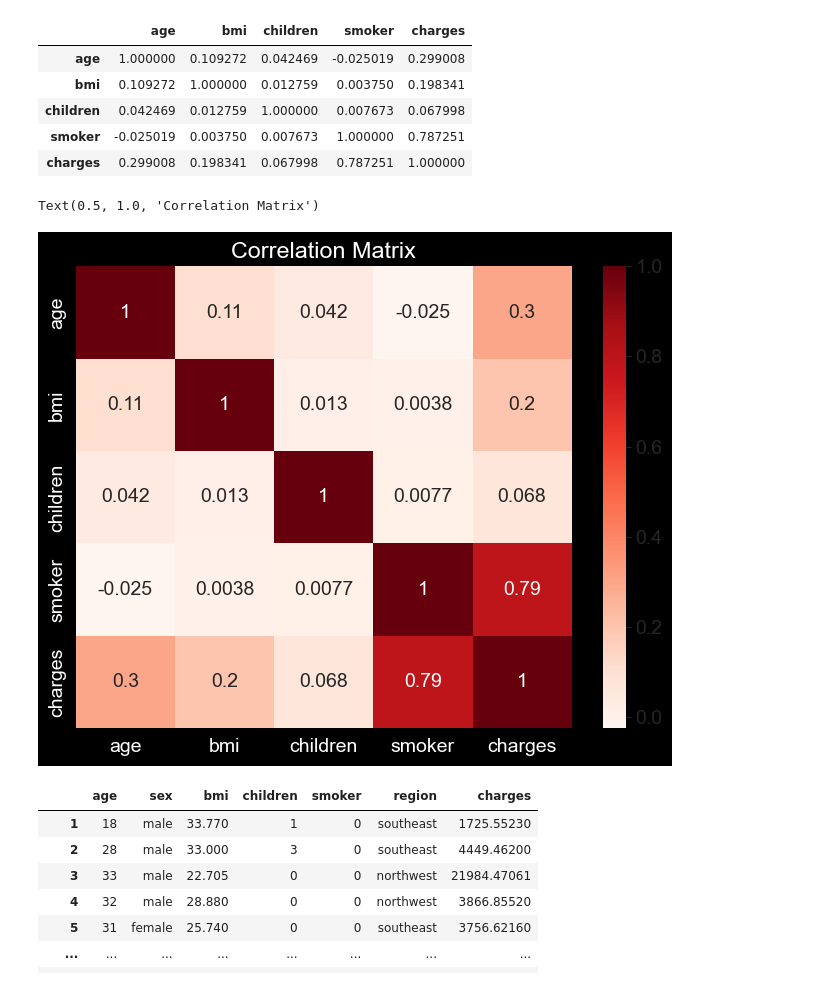
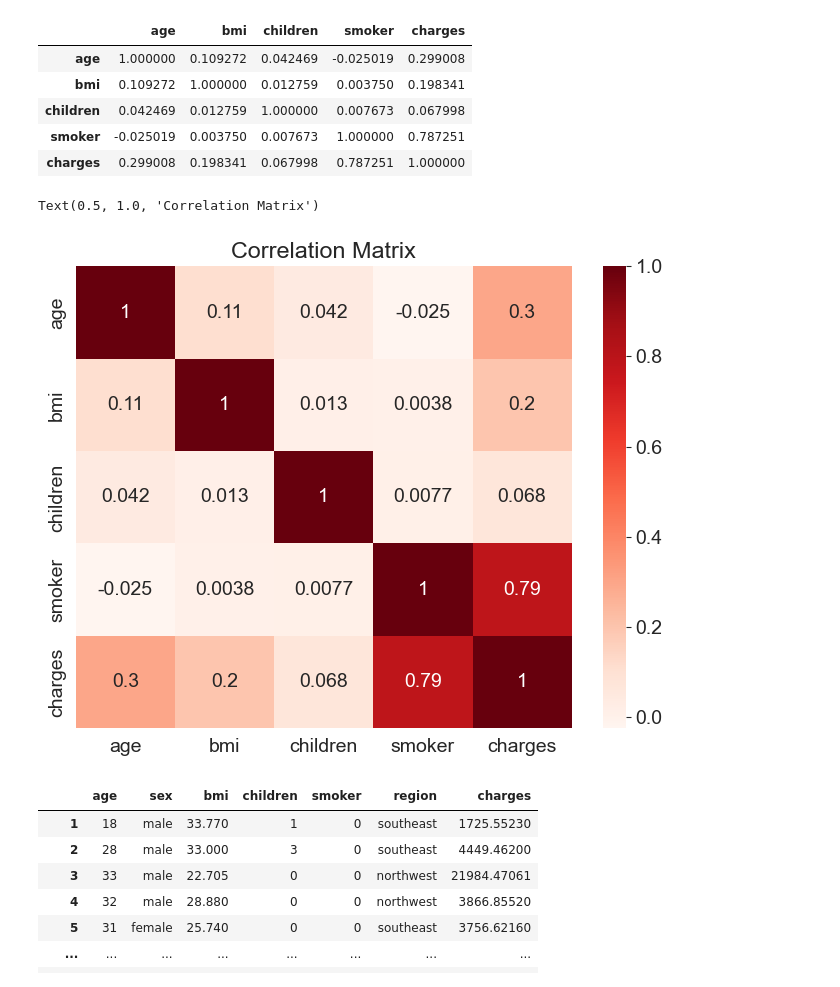
Before and after one commit to Anooj29/GEN1_AI, a Jupyter notebook: Pre-Projects/Medical.ipynb, the cells around one changed output. Cells and saved outputs as stored; diff of their text form; code cells hidden in the pictures.

Commit message:
set.style(whitegrid)

```diff
--- a/Pre-Projects/Medical.ipynb
+++ b/Pre-Projects/Medical.ipynb
@@ -218,12 +218,10 @@ df_numeric.corr()
 # %%
 mlt.figure(figsize=(8, 6))
 ax = sb.heatmap(df_numeric.corr(), cmap='Reds', annot=True)
-ax.tick_params(axis='x', colors='white')
-ax.tick_params(axis='y', colors='white')
-mlt.title('Correlation Matrix', color = 'white')
+mlt.title('Correlation Matrix')
 # %% [output]
 Text(0.5, 1.0, 'Correlation Matrix')
-[figure, old version]
+[figure, new version]
 # %%
 non_smoker_df = df[df.smoker == 0]
 # %%
```
Also changed, not shown: parts of 1 cell of this notebook.
